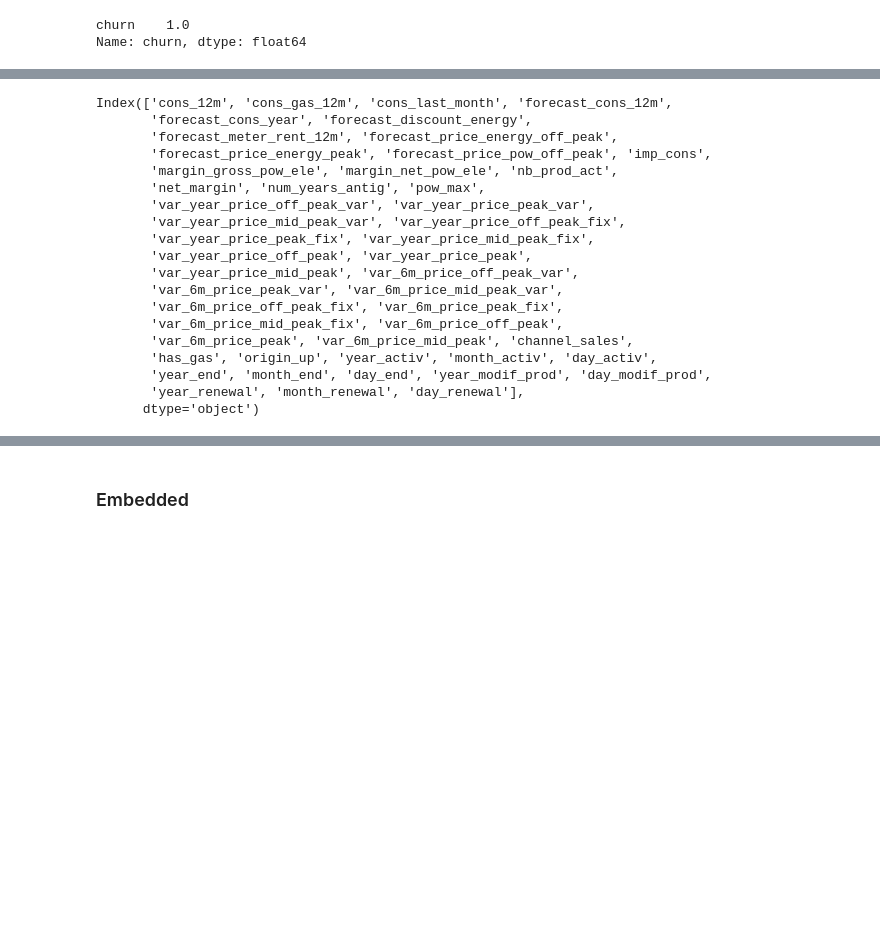
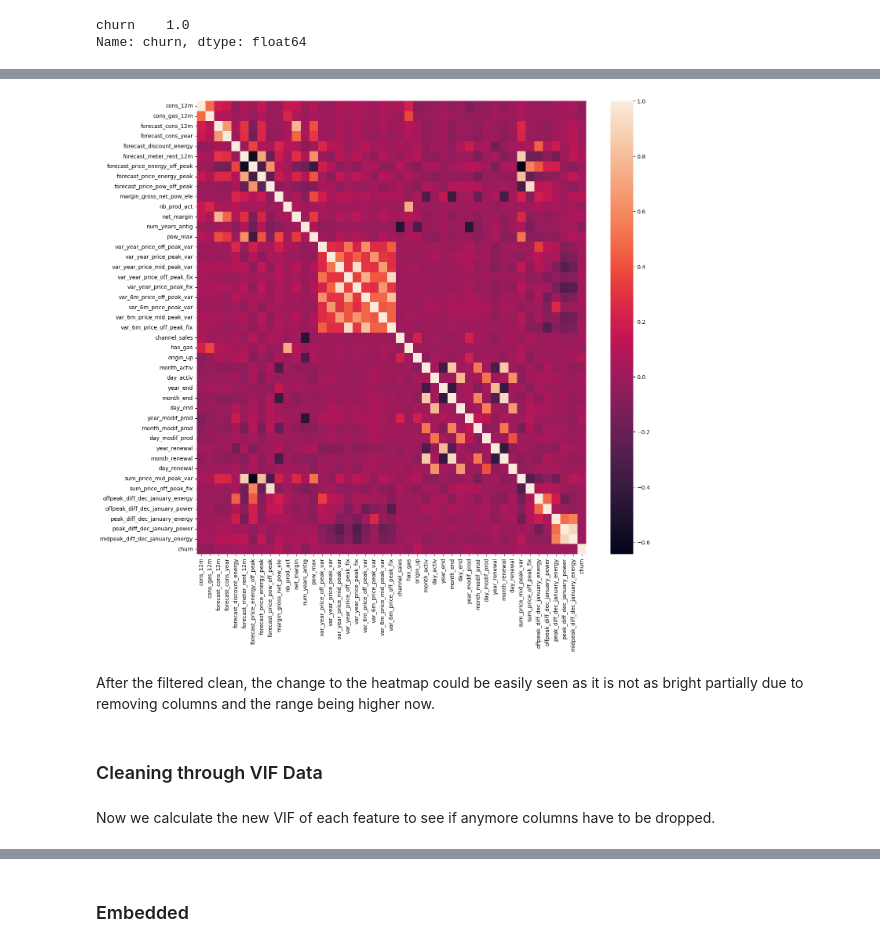
Before and after one commit to Cabone01/Data_Science_Job_Simulation, a Jupyter notebook: Feature Engineering.ipynb, the cells around one changed output, grey strips where cells are left out. Saved outputs shown, nothing was run; the diff lists cells and outputs as text; code cells hidden in the pictures; blank space fills up the shorter version.

```diff
--- a/Feature Engineering.ipynb
+++ b/Feature Engineering.ipynb
@@ -196,0 +330,6 @@ Name: churn, dtype: float64
+# %%
+#cor = round(cor, 2)
+upper = cor.where(np.triu(np.ones(cor.shape), k=1).astype(np.bool))
+
+col_drop = [column for column in upper.columns if any(upper[column].abs() >= 0.95)]
+print(col_drop)
@@ -197 +388,14 @@ Name: churn, dtype: float64
+# %%
+cor = vif_df.corr()
+plt.rcParams["figure.figsize"] = (16.0, 15.0)
+sns.heatmap(cor)
+plt.show()
+# %% [output]
+[figure, added]
+# %% [markdown]
+After the filtered clean, the change to the heatmap could be easily seen as it is not as bright partially due to removing columns and the range being higher now.
+# %% [markdown]
+### Cleaning through VIF Data
+# %% [markdown]
+Now we calculate the new VIF of each feature to see if anymore columns have to be dropped.
 # %%
@@ -200,40 +403,0 @@ y = pref_df["churn"]
-# %%
-from sklearn.feature_selection import SelectKBest
-
-from sklearn.feature_selection import f_regression
-
-# define number of features to keep
-
-k = 49
-
-# perform feature selection
-
-X_new = SelectKBest(f_regression, k=k).fit_transform(X, y)
-
-# get feature names of selected features
-
-selected_features = X.columns[SelectKBest(f_regression, k=k).fit(X, y).get_support()]
-
-# print selected features
-
-print(selected_features)
-# %% [output]
-Index(['cons_12m', 'cons_gas_12m', 'cons_last_month', 'forecast_cons_12m',
-       'forecast_cons_year', 'forecast_discount_energy',
-       'forecast_meter_rent_12m', 'forecast_price_energy_off_peak',
-       'forecast_price_energy_peak', 'forecast_price_pow_off_peak', 'imp_cons',
-       'margin_gross_pow_ele', 'margin_net_pow_ele', 'nb_prod_act',
-       'net_margin', 'num_years_antig', 'pow_max',
-       'var_year_price_off_peak_var', 'var_year_price_peak_var',
-       'var_year_price_mid_peak_var', 'var_year_price_off_peak_fix',
-       'var_year_price_peak_fix', 'var_year_price_mid_peak_fix',
-       'var_year_price_off_peak', 'var_year_price_peak',
-       'var_year_price_mid_peak', 'var_6m_price_off_peak_var',
-       'var_6m_price_peak_var', 'var_6m_price_mid_peak_var',
-       'var_6m_price_off_peak_fix', 'var_6m_price_peak_fix',
-       'var_6m_price_mid_peak_fix', 'var_6m_price_off_peak',
-       'var_6m_price_peak', 'var_6m_price_mid_peak', 'channel_sales',
-       'has_gas', 'origin_up', 'year_activ', 'month_activ', 'day_activ',
-       'year_end', 'month_end', 'day_end', 'year_modif_prod', 'day_modif_prod',
-       'year_renewal', 'month_renewal', 'day_renewal'],
-      dtype='object')
```
Also changed, not shown: parts of 75 cells of this notebook, 3 other files.
